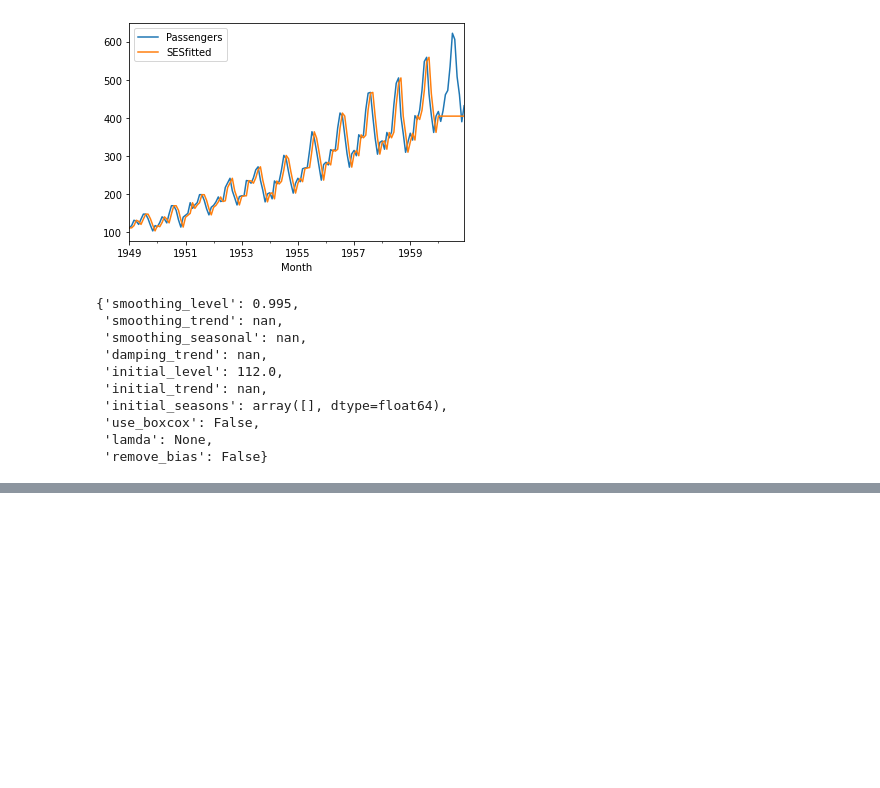
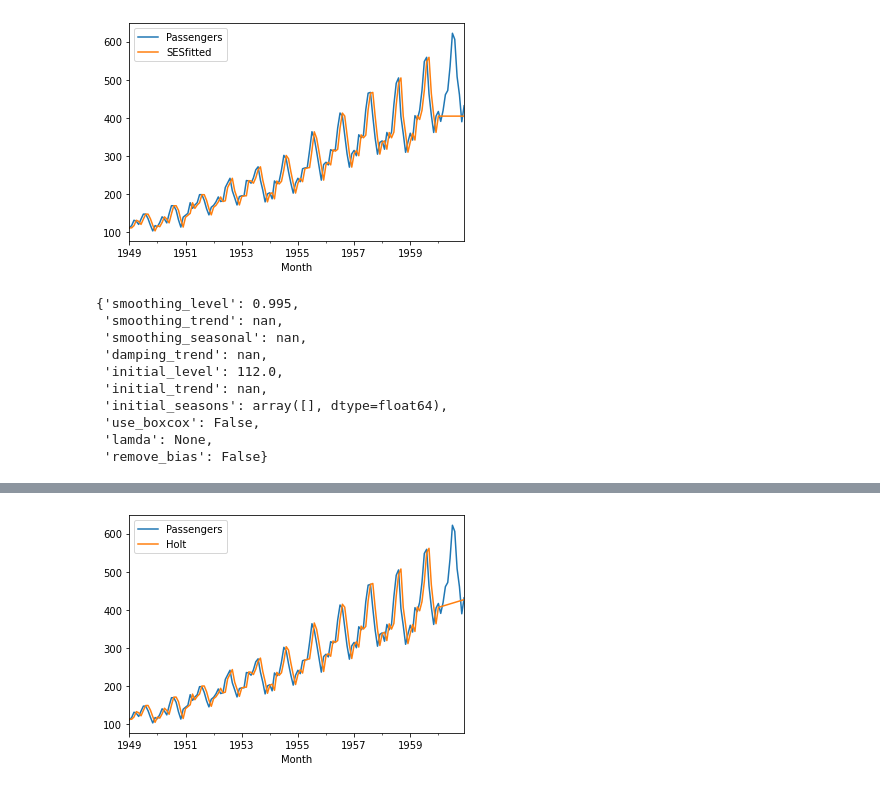
Before and after one commit to tohidabedini/deep-learning-courses, a Jupyter notebook: 04-Udemy - Financial/03-Time Series Analysis/3.8-EWMA and Holt-Winters.ipynb, the cells around one changed output, grey strips where cells are left out. Cells and saved outputs as stored; diff of their text form; code cells hidden in the pictures; blank space fills up the shorter version.

```diff
--- a/04-Udemy - Financial/03-Time Series Analysis/2.8-EWMA and Holt-Winters.ipynb
+++ b/04-Udemy - Financial/03-Time Series Analysis/3.8-EWMA and Holt-Winters.ipynb
@@ -171,0 +189,9 @@ res.params
+# %%
+holt = Holt(train["Passengers"])
+res_h = holt.fit()
+df.loc[:-N_test, "Holt"] = res_h.fittedvalues
+df.loc[-N_test:, "Holt"] = res_h.forecast(N_test)
+# %%
+df[["Passengers", "Holt"]].plot();
+# %% [output]
+[figure, added]
```
Also changed, not shown: parts of 7 cells of this notebook.
